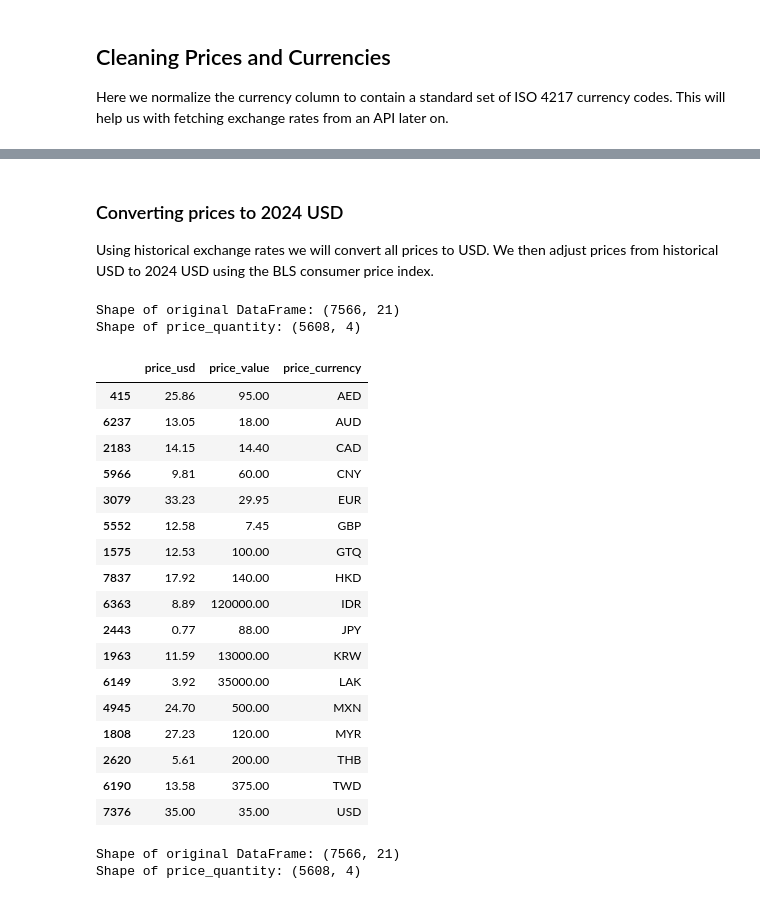
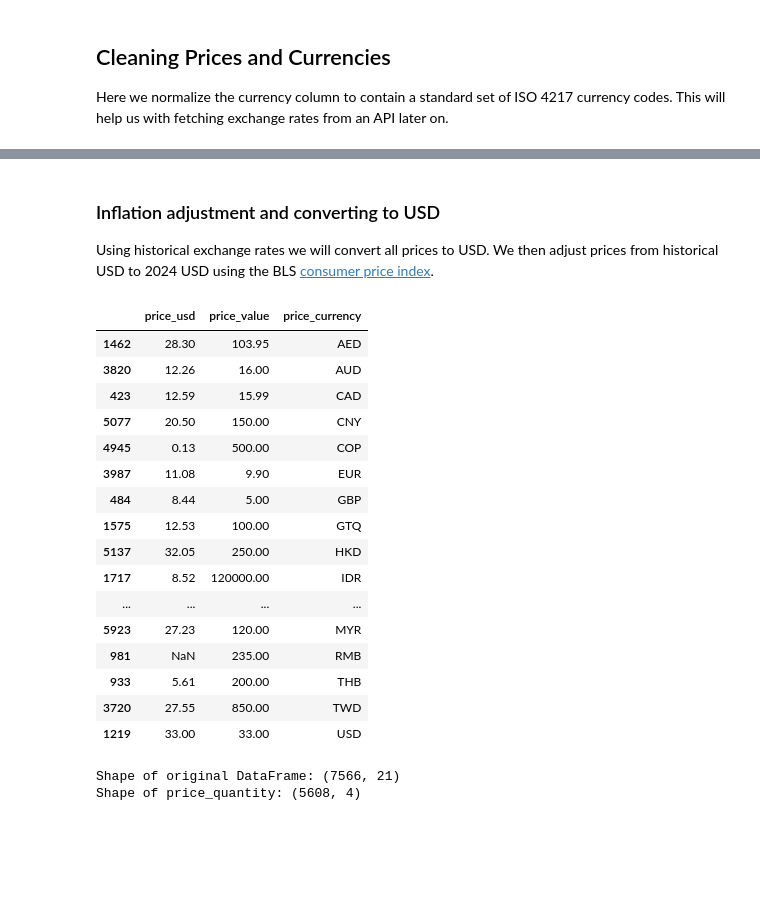
Before and after one commit to tynardone/coffee-review-analysis, a Jupyter notebook: notebooks/1-data-cleaning.ipynb, the cells around one changed output, grey strips where cells are left out. Cells and saved outputs as stored; diff of their text form; code cells hidden in the pictures; blank space fills up the shorter version.

```diff
--- a/notebooks/1-data-cleaning.ipynb
+++ b/notebooks/1-data-cleaning.ipynb
@@ -289,8 +289,8 @@ kilograms       9
 Name: count, dtype: int64
 # %%
 def convert_to_lbs(df: pd.DataFrame) -> pd.DataFrame:
-    """Create a new column with the quantity in pounds"""
-    to_lbs_conversion: dict[str, float] = {
+    """Return dataframe with a new column convertign quantity into lbs"""
+    convert_to_lbs_map: dict[str, float] = {
         "ounces": 1 / 16,
         "pounds": 1,
         "kilograms": 2.20462,
@@ -298,7 +298,7 @@ def convert_to_lbs(df: pd.DataFrame) -> pd.DataFrame:
     }
 
     df["quantity_in_lbs"] = np.round(
-        df["quantity_value"] * df["quantity_unit"].map(to_lbs_conversion), 3
+        df["quantity_value"] * df["quantity_unit"].map(convert_to_lbs_map), 3
     )
     return df
 
@@ -350,7 +350,12 @@ def clean_currency(df: pd.DataFrame) -> pd.DataFrame:
     return df.assign(price_currency=price_currency)
 
 
-df = df_in.pipe(tweak_df).pipe(create_price_quantity_columns).pipe(clean_currency)
+df = (
+    df_in.pipe(tweak_df)
+    .pipe(create_price_quantity_columns)
+    .pipe(convert_to_lbs)
+    .pipe(clean_currency)
+)
 
 # Check that currencies make sense from original est_price column
 df.loc[
@@ -399,66 +405,64 @@ MXN       1
 LAK       1
 Name: count, dtype: int64
 # %% [markdown]
-### Converting prices to 2024 USD
-Using historical exchange rates we will convert all prices to USD. We then adjust prices from historical USD to 2024 USD using the BLS consumer price index.
+### Inflation adjustment and converting to USD
+Using historical exchange rates we will convert all prices to USD. We then adjust prices from historical USD to 2024 USD using the BLS [consumer price index](https://data.bls.gov/PDQWeb/cu).
 # %%
 with open(DATA_DIR / "external/openex_exchange_rates.json") as f:
     currency_codes: dict[str, dict[str, float]] = dict(json.load(f))
 
 
 def convert_row(row: pd.Series) -> float | np.float64:
+    """Converts a row of a Pandas Series"""
     try:
         date: str = str(row.review_date.strftime("%Y-%m-%d"))
         currency: str = str(row.price_currency)
         value: float | np.float64 = np.round(
             row.price_value / currency_codes[date][currency], 2
         )
     except KeyError:
         value = np.nan
     return value
 
 
 def convert_currency(df: pd.DataFrame) -> pd.DataFrame:
     df["price_usd"] = df.apply(convert_row, axis=1)
     return df
 
 
 df = (
     df_in.pipe(tweak_df)
     .pipe(create_price_quantity_columns)
     .pipe(clean_currency)
     .pipe(convert_currency)
 )
 
 
 df.groupby("price_currency")[
     [
         "price_usd",
         "price_value",
         "price_currency",
     ]
 ].sample(1)
 # %% [output]
-Shape of original DataFrame: (7566, 21)
-Shape of price_quantity: (5608, 4)
 |  | price_usd | price_value | price_currency |
-| 415 | 25.86 | 95.00 | AED |
-| 6237 | 13.05 | 18.00 | AUD |
-| 2183 | 14.15 | 14.40 | CAD |
-| 5966 | 9.81 | 60.00 | CNY |
-| 3079 | 33.23 | 29.95 | EUR |
-| 5552 | 12.58 | 7.45 | GBP |
+| 1462 | 28.30 | 103.95 | AED |
+| 3820 | 12.26 | 16.00 | AUD |
+| 423 | 12.59 | 15.99 | CAD |
+| 5077 | 20.50 | 150.00 | CNY |
+| 4945 | 0.13 | 500.00 | COP |
+| 3987 | 11.08 | 9.90 | EUR |
+| 484 | 8.44 | 5.00 | GBP |
 | 1575 | 12.53 | 100.00 | GTQ |
-| 7837 | 17.92 | 140.00 | HKD |
-| 6363 | 8.89 | 120000.00 | IDR |
-| 2443 | 0.77 | 88.00 | JPY |
-| 1963 | 11.59 | 13000.00 | KRW |
-| 6149 | 3.92 | 35000.00 | LAK |
-| 4945 | 24.70 | 500.00 | MXN |
-| 1808 | 27.23 | 120.00 | MYR |
-| 2620 | 5.61 | 200.00 | THB |
-| 6190 | 13.58 | 375.00 | TWD |
-| 7376 | 35.00 | 35.00 | USD |
+| 5137 | 32.05 | 250.00 | HKD |
+| 1717 | 8.52 | 120000.00 | IDR |
+| ... | ... | ... | ... |
+| 5923 | 27.23 | 120.00 | MYR |
+| 981 | NaN | 235.00 | RMB |
+| 933 | 5.61 | 200.00 | THB |
+| 3720 | 27.55 | 850.00 | TWD |
+| 1219 | 33.00 | 33.00 | USD |
 # %%
 def load_cpi_dataframe(file_path: Path) -> pd.DataFrame:
     """Loads and transforms the CPI data."""
```
Also changed, not shown: parts of 3 cells of this notebook.
